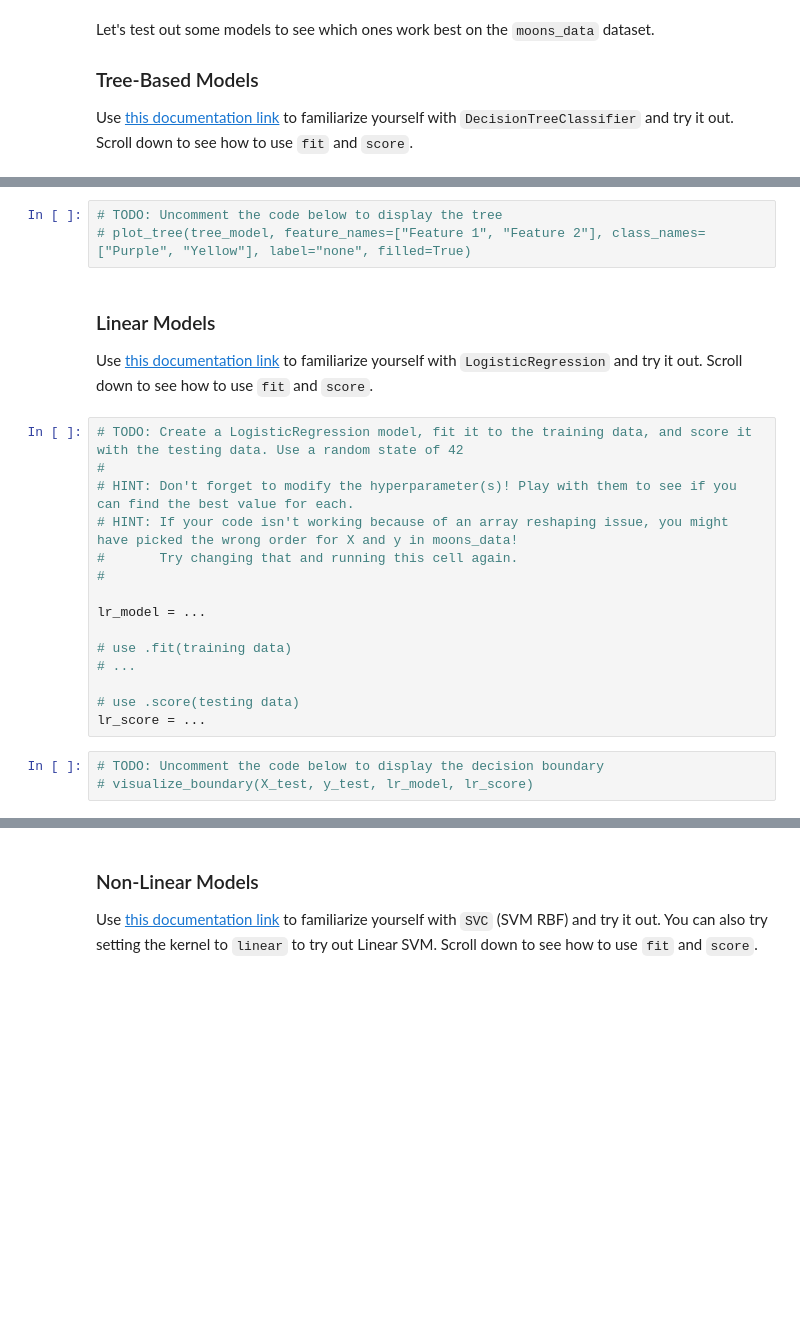
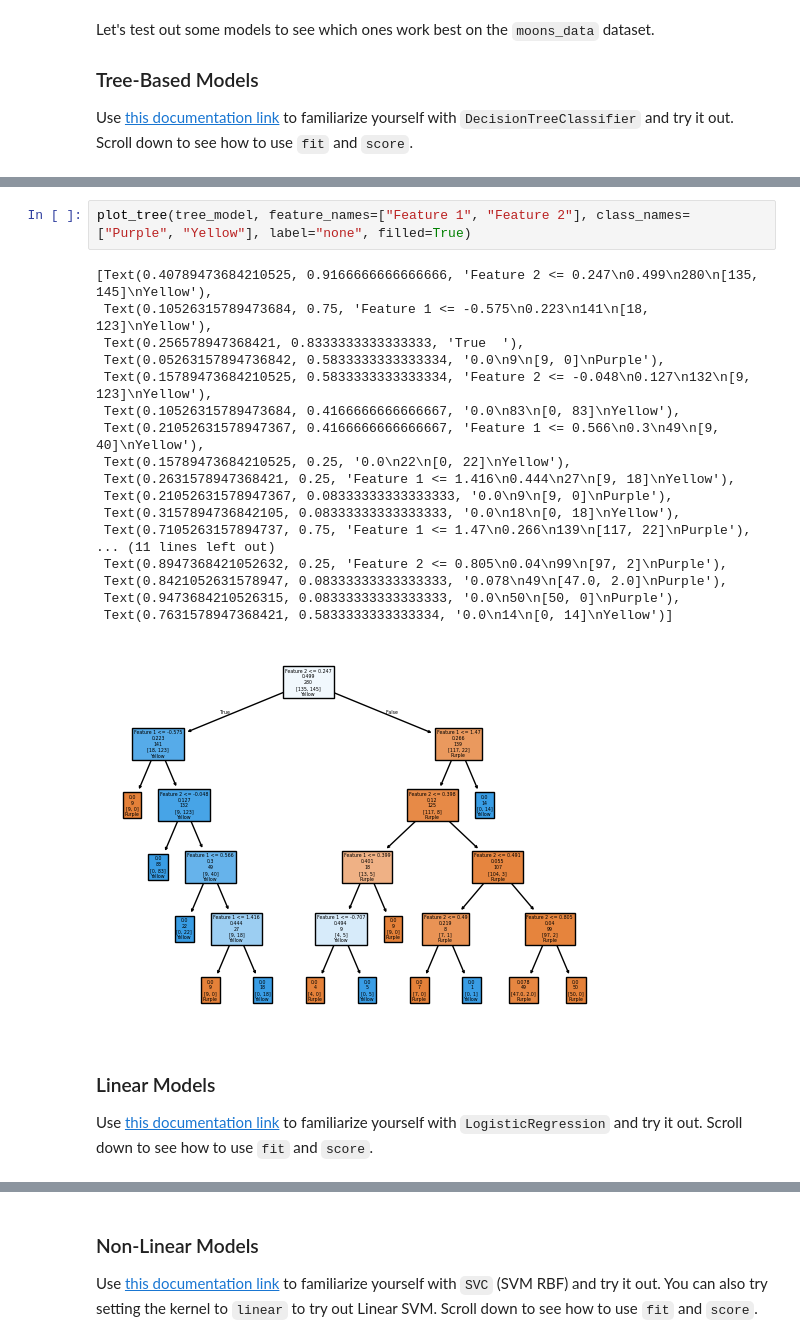
Before and after one commit to rachelkd/geering-up, a Jupyter notebook: 2_1-intro-to-supervised-models.ipynb, the cells around one changed output, grey strips where cells are left out. Saved outputs shown, nothing was run; the diff lists cells and outputs as text; blank space fills up the shorter version.

```diff
--- a/2_1-intro-to-supervised-models.ipynb
+++ b/2_1-intro-to-supervised-models.ipynb
@@ -133,24 +155,24 @@ tree_score = ...
 # %%
-# TODO: Uncomment the code below to display the tree
-# plot_tree(tree_model, feature_names=["Feature 1", "Feature 2"], class_names=["Purple", "Yellow"], label="none", filled=True)
+plot_tree(tree_model, feature_names=["Feature 1", "Feature 2"], class_names=["Purple", "Yellow"], label="none", filled=True)
+# %% [output]
+[Text(0.40789473684210525, 0.9166666666666666, 'Feature 2 <= 0.247\n0.499\n280\n[135, 145]\nYellow'),
+ Text(0.10526315789473684, 0.75, 'Feature 1 <= -0.575\n0.223\n141\n[18, 123]\nYellow'),
+ Text(0.256578947368421, 0.8333333333333333, 'True  '),
+ Text(0.05263157894736842, 0.5833333333333334, '0.0\n9\n[9, 0]\nPurple'),
+ Text(0.15789473684210525, 0.5833333333333334, 'Feature 2 <= -0.048\n0.127\n132\n[9, 123]\nYellow'),
+ Text(0.10526315789473684, 0.4166666666666667, '0.0\n83\n[0, 83]\nYellow'),
+ Text(0.21052631578947367, 0.4166666666666667, 'Feature 1 <= 0.566\n0.3\n49\n[9, 40]\nYellow'),
+ Text(0.15789473684210525, 0.25, '0.0\n22\n[0, 22]\nYellow'),
+ Text(0.2631578947368421, 0.25, 'Feature 1 <= 1.416\n0.444\n27\n[9, 18]\nYellow'),
+ Text(0.21052631578947367, 0.08333333333333333, '0.0\n9\n[9, 0]\nPurple'),
+ Text(0.3157894736842105, 0.08333333333333333, '0.0\n18\n[0, 18]\nYellow'),
+ Text(0.7105263157894737, 0.75, 'Feature 1 <= 1.47\n0.266\n139\n[117, 22]\nPurple'),
+... (11 lines left out)
+ Text(0.8947368421052632, 0.25, 'Feature 2 <= 0.805\n0.04\n99\n[97, 2]\nPurple'),
+ Text(0.8421052631578947, 0.08333333333333333, '0.078\n49\n[47.0, 2.0]\nPurple'),
+ Text(0.9473684210526315, 0.08333333333333333, '0.0\n50\n[50, 0]\nPurple'),
+ Text(0.7631578947368421, 0.5833333333333334, '0.0\n14\n[0, 14]\nYellow')]
+[figure, added]
 # %% [markdown]
 ### Linear Models
 Use [this documentation link](https://scikit-learn.org/stable/modules/generated/sklearn.linear_model.LogisticRegression.html) to familiarize yourself with `LogisticRegression` and try it out. Scroll down to see how to use `fit` and `score`.
-# %%
-# TODO: Create a LogisticRegression model, fit it to the training data, and score it with the testing data. Use a random state of 42
-#
-# HINT: Don't forget to modify the hyperparameter(s)! Play with them to see if you can find the best value for each.
-# HINT: If your code isn't working because of an array reshaping issue, you might have picked the wrong order for X and y in moons_data!
-#       Try changing that and running this cell again.
-#
-
-lr_model = ...
-
-# use .fit(training data)
-# ...
-
-# use .score(testing data)
-lr_score = ...
-# %%
-# TODO: Uncomment the code below to display the decision boundary
-# visualize_boundary(X_test, y_test, lr_model, lr_score)
```
Also changed, not shown: parts of 39 cells of this notebook.
